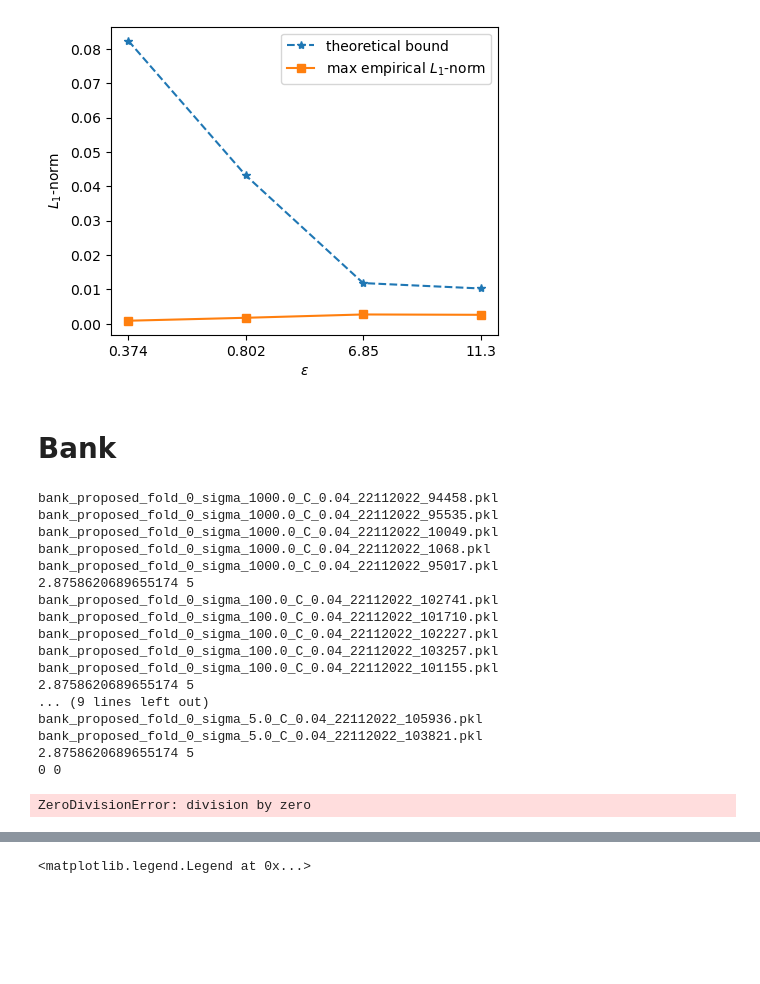
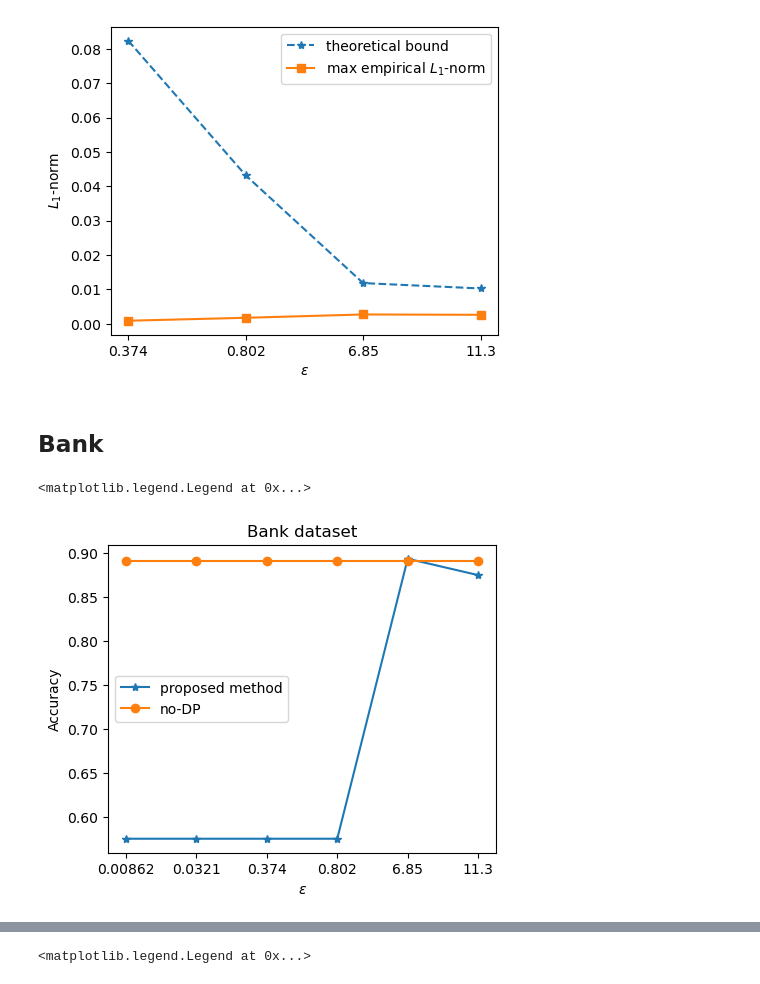
Before and after one commit to khangtran2020/FairDP, a Jupyter notebook: Error_Analysis.ipynb, the cells around one changed output, grey strips where cells are left out. Drawn from its saved outputs; the diff is of its cells as text; code cells hidden in the pictures; blank space fills up the shorter version.

```diff
--- a/Error_Analysis.ipynb
+++ b/Error_Analysis.ipynb
@@ -84,7 +88,7 @@ plt.legend()
 <matplotlib.legend.Legend at 0x...>
 [figure]
 # %% [markdown]
-# Bank
+## Bank
 # %%
 performance = []
 for ns in noise_scale:
@@ -92,37 +96,20 @@ for ns in noise_scale:
     test_acc = 0
     for i, file in enumerate(file_name):
         if ('bank_' in file) and ('sigma_{}'.format(ns) in file) and ('clean_' not in file) and ('alg1_' not in file) and ('fair_' not in file):
-            print(file)
             with open('{}{}'.format(file_path,file), 'rb') as f:
                 res = pickle.load(f)
                 test_acc += res['test_history_acc'][-1]
                 num_file += 1
-    print(test_acc, num_file)
     performance.append(test_acc/num_file)
-
-plt.plot(range(len(epsilon)), performance, '-*', label = 'proposed method')
-plt.plot(range(len(epsilon)), np.ones(len(epsilon))*0.8, '-o', label = 'no-DP')
-plt.ylabel(r'Accuracy')
-plt.xlabel(r'$\epsilon$')
-plt.xticks(range(len(epsilon)), epsilon)
-plt.legend()
-# %% [output]
-bank_proposed_fold_0_sigma_1000.0_C_0.04_22112022_94458.pkl
-bank_proposed_fold_0_sigma_1000.0_C_0.04_22112022_95535.pkl
-bank_proposed_fold_0_sigma_1000.0_C_0.04_22112022_10049.pkl
-bank_proposed_fold_0_sigma_1000.0_C_0.04_22112022_1068.pkl
-bank_proposed_fold_0_sigma_1000.0_C_0.04_22112022_95017.pkl
-2.8758620689655174 5
-bank_proposed_fold_0_sigma_100.0_C_0.04_22112022_102741.pkl
-bank_proposed_fold_0_sigma_100.0_C_0.04_22112022_101710.pkl
-bank_proposed_fold_0_sigma_100.0_C_0.04_22112022_102227.pkl
-bank_proposed_fold_0_sigma_100.0_C_0.04_22112022_103257.pkl
-bank_proposed_fold_0_sigma_100.0_C_0.04_22112022_101155.pkl
-2.8758620689655174 5
-... (9 lines left out)
-bank_proposed_fold_0_sigma_5.0_C_0.04_22112022_105936.pkl
-bank_proposed_fold_0_sigma_5.0_C_0.04_22112022_103821.pkl
-2.8758620689655174 5
-0 0
-ZeroDivisionError: division by zero
+# %%
+plt.plot(range(len(epsilon)), performance, '-*', label = 'proposed method')
+plt.plot(range(len(epsilon)), np.ones(len(epsilon))*0.89, '-o', label = 'no-DP')
+plt.ylabel(r'Accuracy')
+plt.xlabel(r'$\epsilon$')
+plt.title('Bank dataset')
+plt.xticks(range(len(epsilon)), epsilon)
+plt.legend()
+# %% [output]
+<matplotlib.legend.Legend at 0x...>
+[figure, added]
 # %%
```
Also changed, not shown: parts of 25 cells of this notebook, 4 other files.
